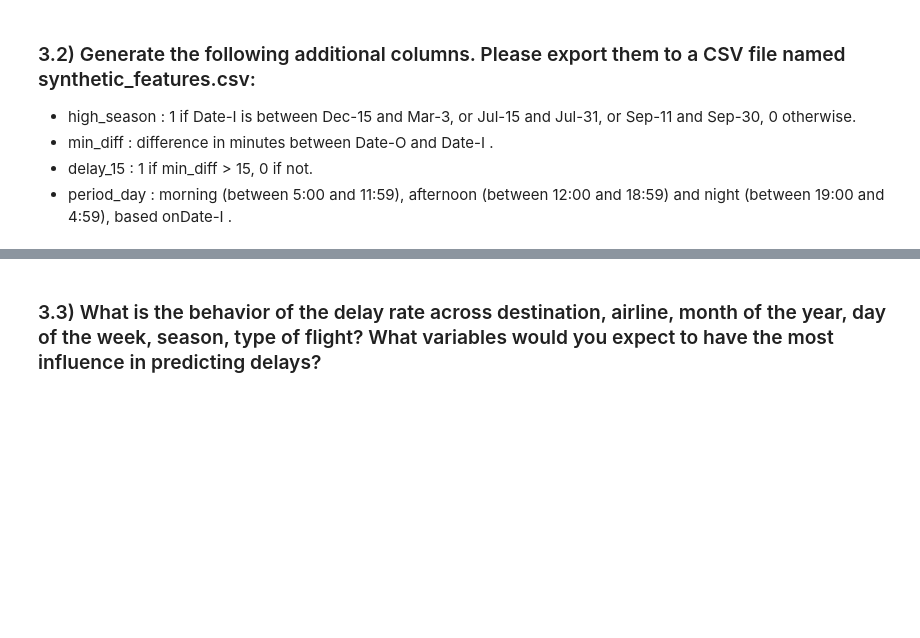
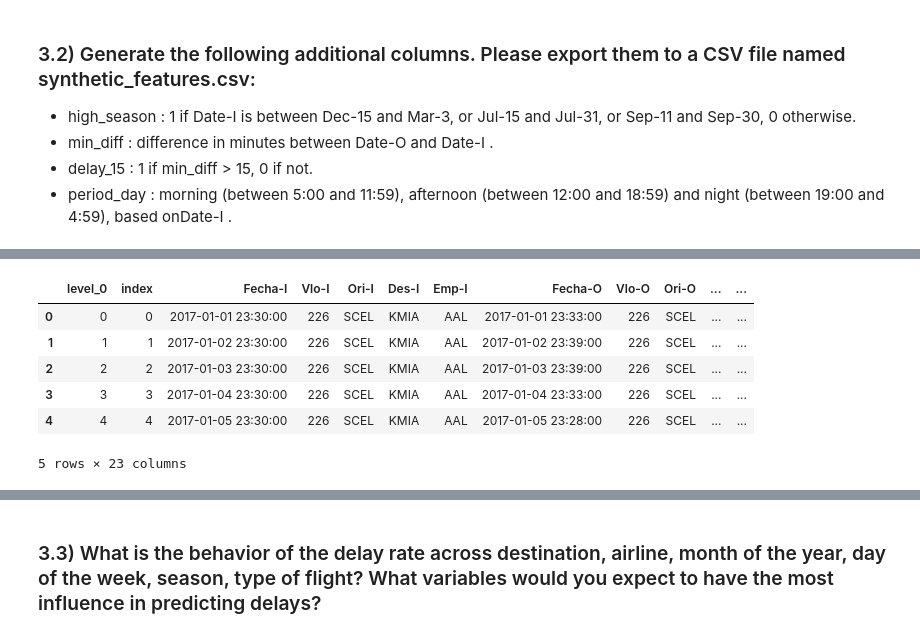
Before and after one commit to jekasores/latam_ds_challenge, a Jupyter notebook: solution.ipynb, the cells around one changed output, grey strips where cells are left out. Saved outputs shown, nothing was run; the diff lists cells and outputs as text; code cells hidden in the pictures; blank space fills up the shorter version.

```diff
--- a/solution.ipynb
+++ b/solution.ipynb
@@ -302,0 +366,12 @@ onDate-I .
+# %%
+# Calculate period_day
+df['period_day'] = df['Fecha-I'].apply(categorize_period_day)
+df.head()
+# %% [output]
+|  | level_0 | index | Fecha-I | Vlo-I | Ori-I | Des-I | Emp-I | Fecha-O | Vlo-O | Ori-O | ... | ... |
+| 0 | 0 | 0 | 2017-01-01 23:30:00 | 226 | SCEL | KMIA | AAL | 2017-01-01 23:33:00 | 226 | SCEL | ... | ... |
+| 1 | 1 | 1 | 2017-01-02 23:30:00 | 226 | SCEL | KMIA | AAL | 2017-01-02 23:39:00 | 226 | SCEL | ... | ... |
+| 2 | 2 | 2 | 2017-01-03 23:30:00 | 226 | SCEL | KMIA | AAL | 2017-01-03 23:39:00 | 226 | SCEL | ... | ... |
+| 3 | 3 | 3 | 2017-01-04 23:30:00 | 226 | SCEL | KMIA | AAL | 2017-01-04 23:33:00 | 226 | SCEL | ... | ... |
+| 4 | 4 | 4 | 2017-01-05 23:30:00 | 226 | SCEL | KMIA | AAL | 2017-01-05 23:28:00 | 226 | SCEL | ... | ... |
+5 rows × 23 columns
```
Also changed, not shown: parts of 6 cells of this notebook.
